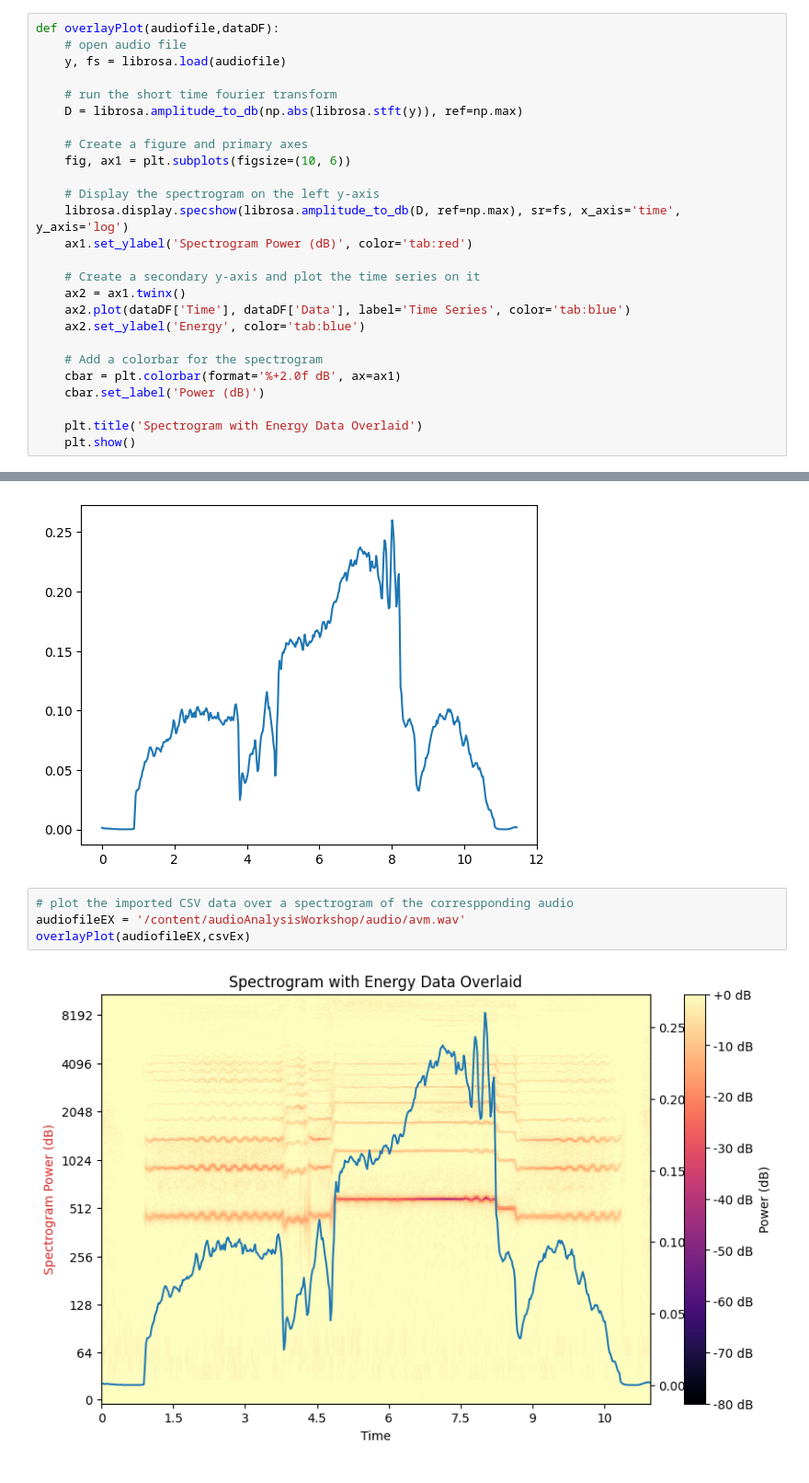
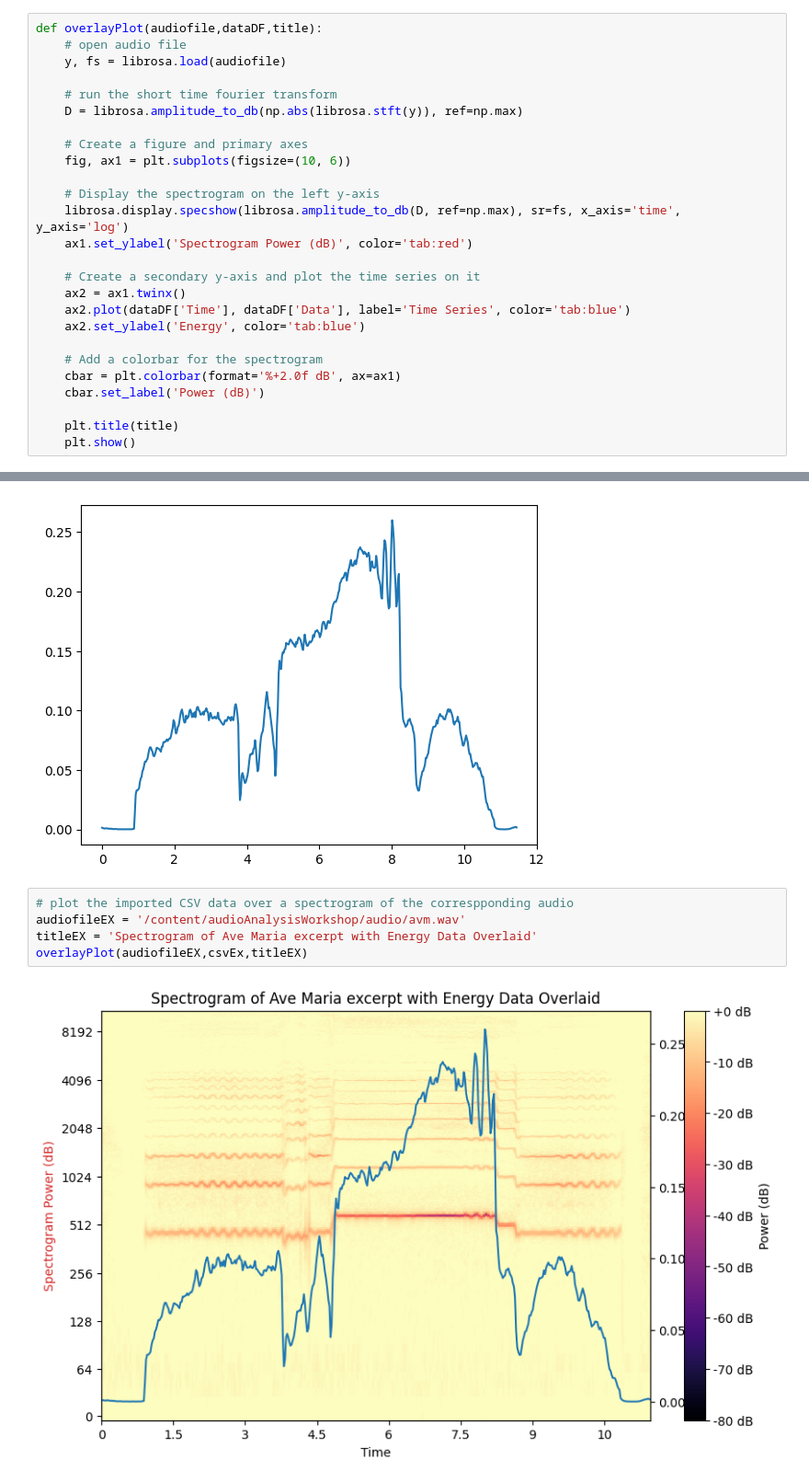
Before and after one commit to jcdevaney/audioAnalysisWorkshop, a Jupyter notebook: audioAnalysisWorkbook.ipynb, the cells around one changed output, grey strips where cells are left out. Shown at 92% size. Drawn from its saved outputs; the diff is of its cells as text.

```diff
--- a/audioAnalysisWorkbook.ipynb
+++ b/audioAnalysisWorkbook.ipynb
@@ -16,7 +22,7 @@ import librosa
 # %% [markdown]
 # Define a function to plot a spectrogram with an overlay data exported from a VAMP plugin
 # %%
-def overlayPlot(audiofile,dataDF):
+def overlayPlot(audiofile,dataDF,title):
     # open audio file
     y, fs = librosa.load(audiofile)
 
@@ -39,7 +45,7 @@ def overlayPlot(audiofile,dataDF):
     cbar = plt.colorbar(format='%+2.0f dB', ax=ax1)
     cbar.set_label('Power (dB)')
 
-    plt.title('Spectrogram with Energy Data Overlaid')
+    plt.title(title)
     plt.show()
 # %% [markdown]
 # Load and examine a VAMP plugin csv file
@@ -70,9 +76,10 @@ plt.plot(csvEx['Time'],csvEx['Data'])
 # %%
 # plot the imported CSV data over a spectrogram of the correspponding audio
 audiofileEX = '/content/audioAnalysisWorkshop/audio/avm.wav'
-overlayPlot(audiofileEX,csvEx)
+titleEX = 'Spectrogram of Ave Maria excerpt with Energy Data Overlaid'
+overlayPlot(audiofileEX,csvEx,titleEX)
 # %% [output]
-[figure, old version]
+[figure, new version]
 # %%
 audiofileChopin = '/content/audioAnalysisWorkshop/audio/chopinSeg.wav'
 csvChopin = pd.read_csv('/content/audioAnalysisWorkshop/audio/chopinSeg_vamp_bbc-vamp-plugins_bbc-energy_rmsenergy.csv',names=['Time','Data'])
```
Also changed, not shown: parts of 4 cells of this notebook.
